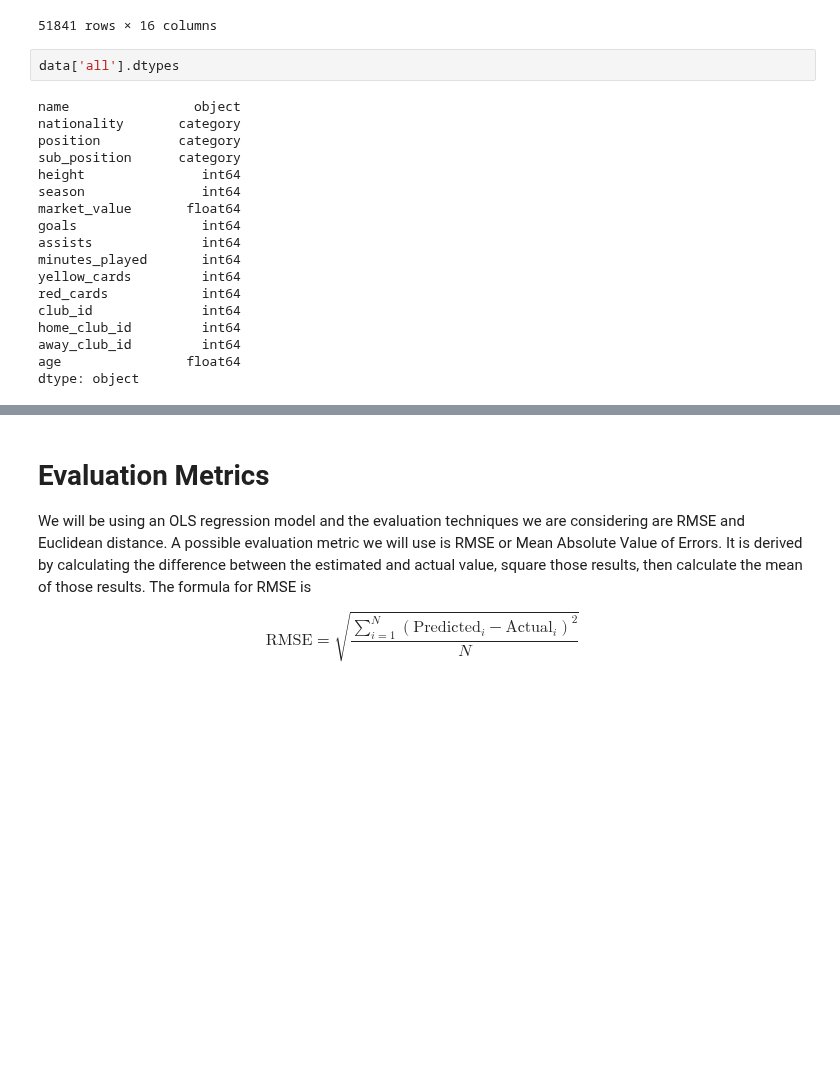
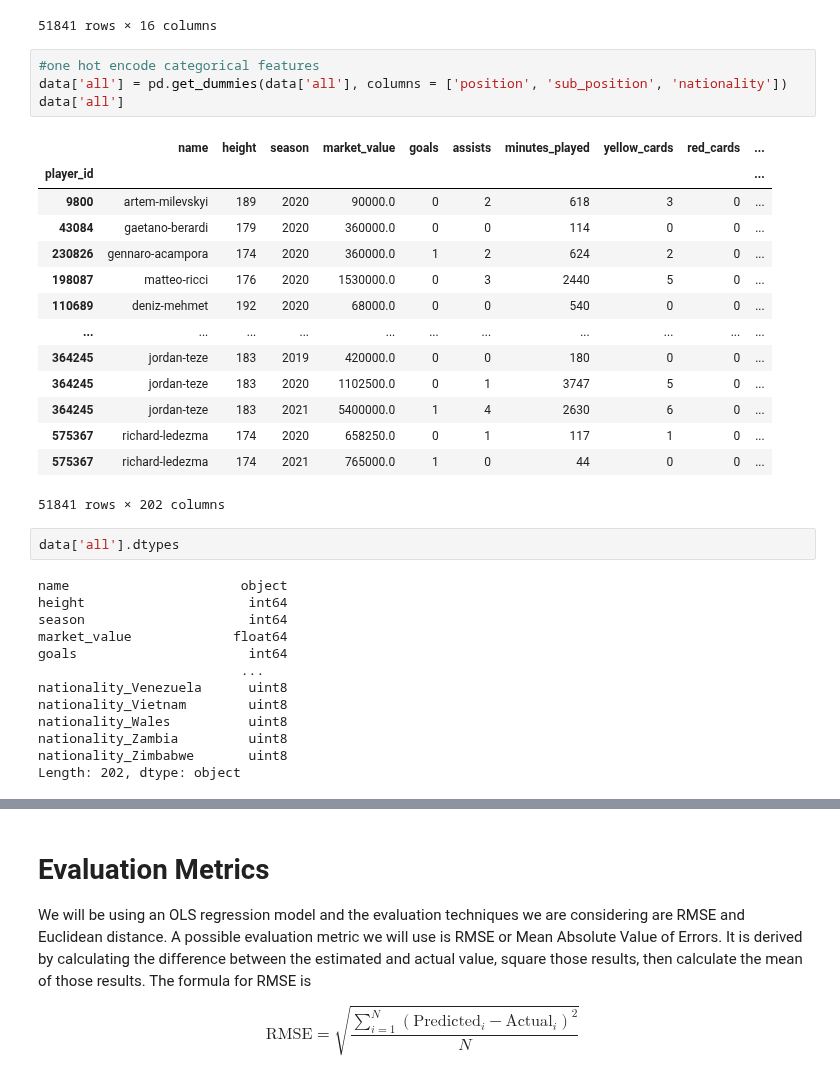
Before and after one commit to kade09/FifaMarketValueML, a Jupyter notebook: project.ipynb, the cells around one changed output, grey strips where cells are left out. Drawn from its saved outputs; the diff is of its cells as text; blank space fills up the shorter version.

```diff
--- a/project.ipynb
+++ b/project.ipynb
@@ -289,26 +289,40 @@ data['all']
 | 575367 | richard-ledezma | United States | Attack | midfield - Attacking Midfield | 174 | 2020 | 658250.0 | 0 | 1 | ... |
 | 575367 | richard-ledezma | United States | Attack | midfield - Attacking Midfield | 174 | 2021 | 765000.0 | 1 | 0 | ... |
 51841 rows × 16 columns
+# %%
+#one hot encode categorical features
+data['all'] = pd.get_dummies(data['all'], columns = ['position', 'sub_position', 'nationality'])
+data['all']
+# %% [output]
+|  | name | height | season | market_value | goals | assists | minutes_played | yellow_cards | red_cards | ... |
+| player_id |  |  |  |  |  |  |  |  |  | ... |
+| 9800 | artem-milevskyi | 189 | 2020 | 90000.0 | 0 | 2 | 618 | 3 | 0 | ... |
+| 43084 | gaetano-berardi | 179 | 2020 | 360000.0 | 0 | 0 | 114 | 0 | 0 | ... |
+| 230826 | gennaro-acampora | 174 | 2020 | 360000.0 | 1 | 2 | 624 | 2 | 0 | ... |
+| 198087 | matteo-ricci | 176 | 2020 | 1530000.0 | 0 | 3 | 2440 | 5 | 0 | ... |
+| 110689 | deniz-mehmet | 192 | 2020 | 68000.0 | 0 | 0 | 540 | 0 | 0 | ... |
+| ... | ... | ... | ... | ... | ... | ... | ... | ... | ... | ... |
+| 364245 | jordan-teze | 183 | 2019 | 420000.0 | 0 | 0 | 180 | 0 | 0 | ... |
+| 364245 | jordan-teze | 183 | 2020 | 1102500.0 | 0 | 1 | 3747 | 5 | 0 | ... |
+| 364245 | jordan-teze | 183 | 2021 | 5400000.0 | 1 | 4 | 2630 | 6 | 0 | ... |
+| 575367 | richard-ledezma | 174 | 2020 | 658250.0 | 0 | 1 | 117 | 1 | 0 | ... |
+| 575367 | richard-ledezma | 174 | 2021 | 765000.0 | 1 | 0 | 44 | 0 | 0 | ... |
+51841 rows × 202 columns
 # %%
 data['all'].dtypes
 # %% [output]
-name                object
-nationality       category
-position          category
-sub_position      category
-height               int64
-season               int64
-market_value       float64
-goals                int64
-assists              int64
-minutes_played       int64
-yellow_cards         int64
-red_cards            int64
-club_id              int64
-home_club_id         int64
-away_club_id         int64
-age                float64
-dtype: object
+name                      object
+height                     int64
+season                     int64
+market_value             float64
+goals                      int64
+                          ...
+nationality_Venezuela      uint8
+nationality_Vietnam        uint8
+nationality_Wales          uint8
+nationality_Zambia         uint8
+nationality_Zimbabwe       uint8
+Length: 202, dtype: object
 # %%
 data['all'].describe()
 # %% [output]
```
Also changed, not shown: parts of 5 cells of this notebook.
